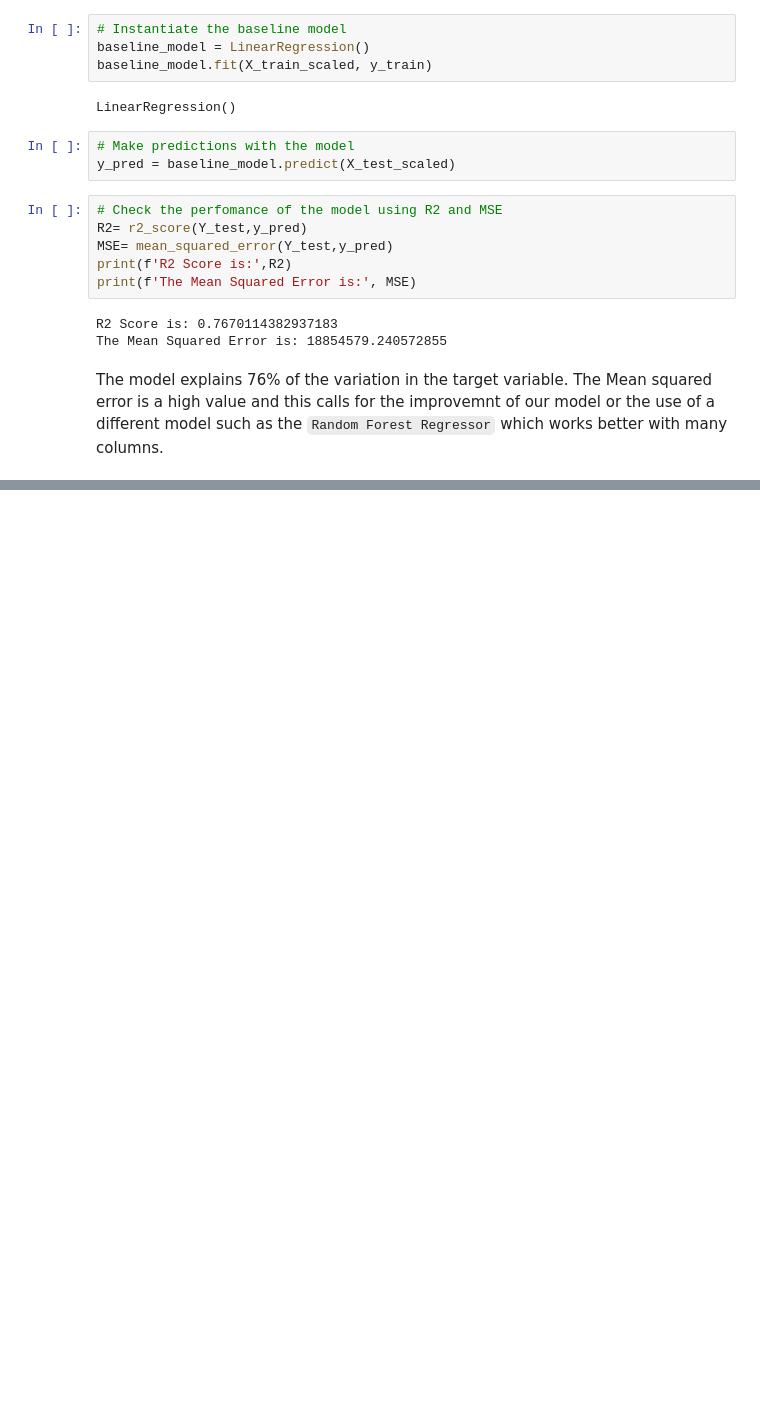
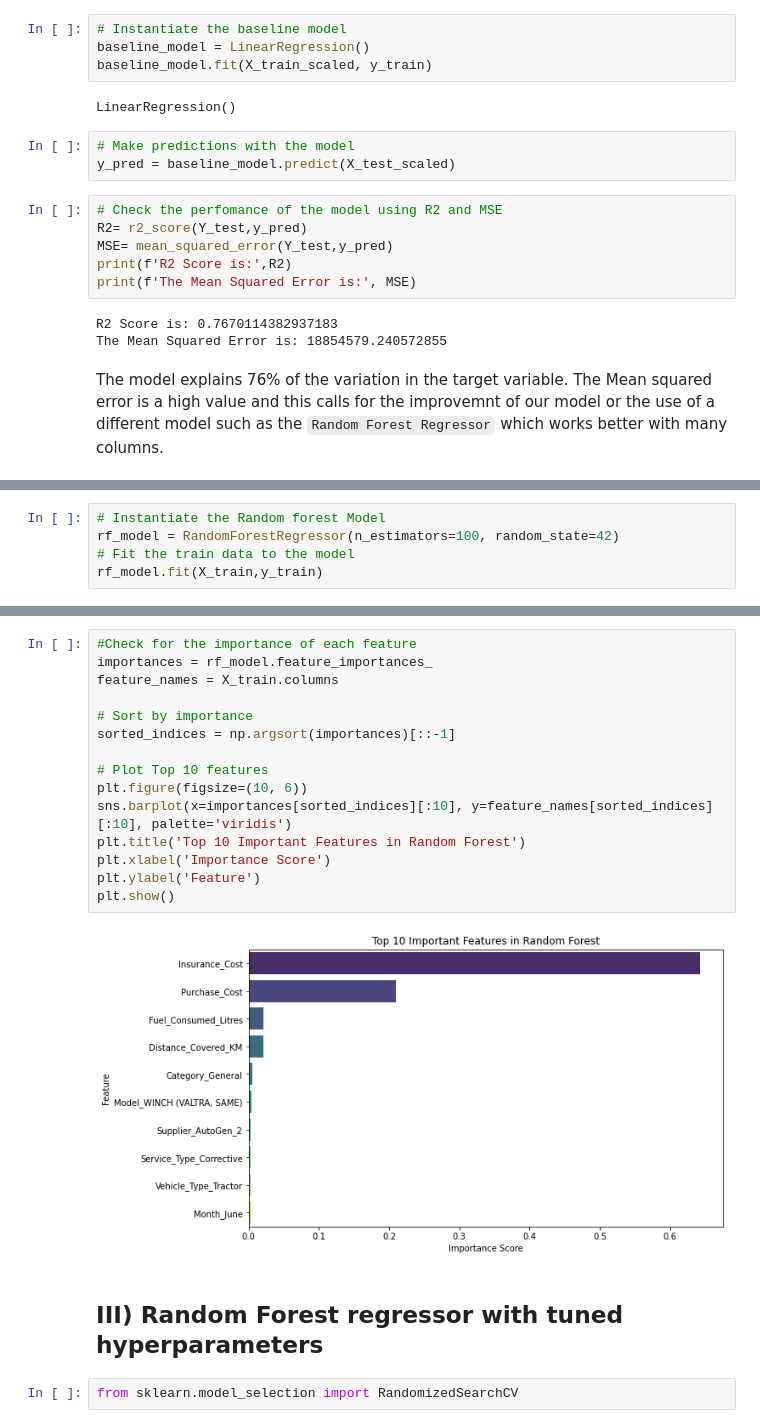
Before and after one commit to Masinde10/Fleet_operations_1, a Jupyter notebook: Fleet_operations_1.ipynb, the cells around one changed output, grey strips where cells are left out. Saved outputs shown, nothing was run; the diff lists cells and outputs as text; blank space fills up the shorter version.

```diff
--- a/Fleet_operations_1.ipynb
+++ b/Fleet_operations_1.ipynb
@@ -287,0 +294,5 @@ The model explains 76% of the variation in the target variable. The Mean squared
+# %%
+# Instantiate the Random forest Model
+rf_model = RandomForestRegressor(n_estimators=100, random_state=42)
+# Fit the train data to the model
+rf_model.fit(X_train,y_train)
@@ -287,0 +315,21 @@ The model explains 76% of the variation in the target variable. The Mean squared
+# %%
+#Check for the importance of each feature
+importances = rf_model.feature_importances_
+feature_names = X_train.columns
+
+# Sort by importance
+sorted_indices = np.argsort(importances)[::-1]
+
+# Plot Top 10 features
+plt.figure(figsize=(10, 6))
+sns.barplot(x=importances[sorted_indices][:10], y=feature_names[sorted_indices][:10], palette='viridis')
+plt.title('Top 10 Important Features in Random Forest')
+plt.xlabel('Importance Score')
+plt.ylabel('Feature')
+plt.show()
+# %% [output]
+[figure, added]
+# %% [markdown]
+## III) Random Forest regressor with tuned hyperparameters
+# %%
+from sklearn.model_selection import RandomizedSearchCV
```
Also changed, not shown: parts of 16 cells of this notebook.
